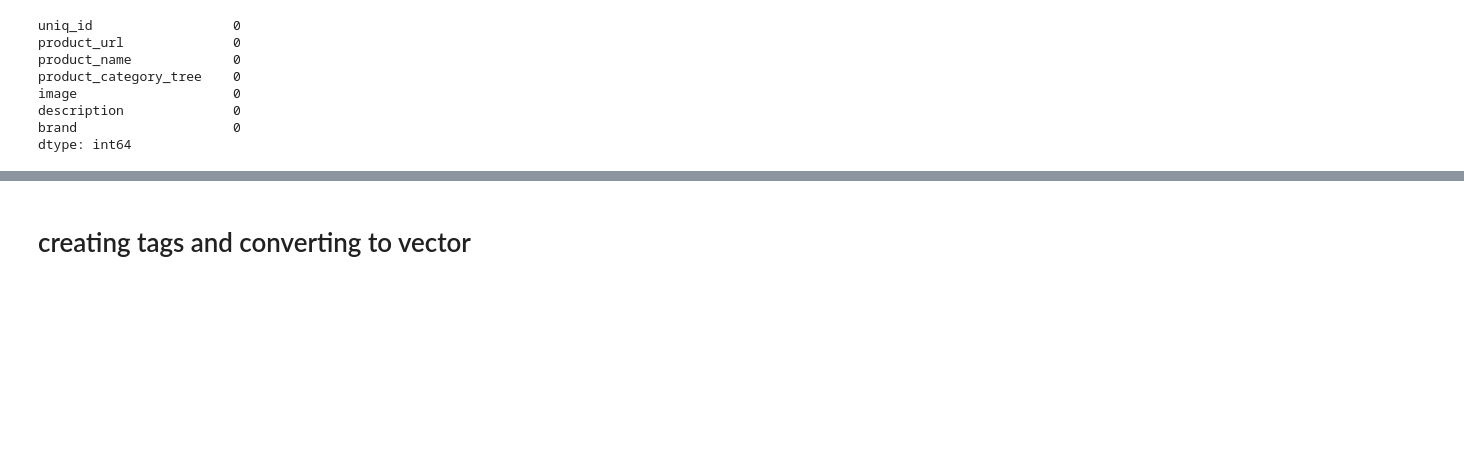
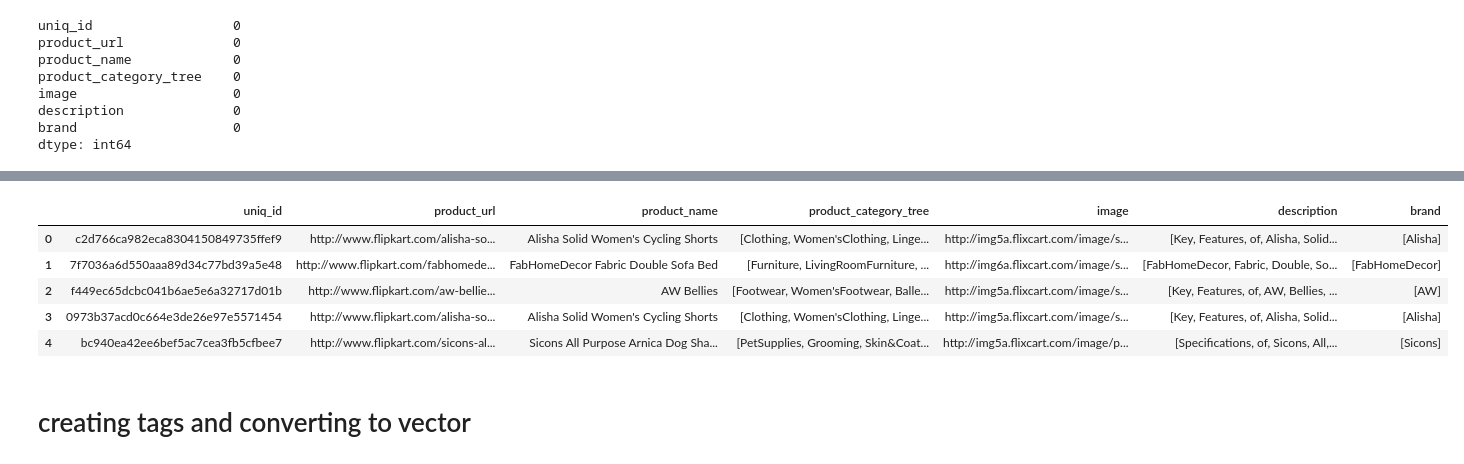
Before and after one commit to rajat-rg/product-recommendation-engine, a Jupyter notebook: Product Recommendation Engine.ipynb, the cells around one changed output, grey strips where cells are left out. Saved outputs shown, nothing was run; the diff lists cells and outputs as text; code cells hidden in the pictures; blank space fills up the shorter version.

```diff
--- a/Product Recommendation Engine.ipynb
+++ b/Product Recommendation Engine.ipynb
@@ -110,6 +124,15 @@ data['product_category_tree'] = data['product_category_tree'].apply(lambda x: x.
 data['product_category_tree'] = data['product_category_tree'].apply(lambda x: [i.replace(" ","") for i in x])
 data['brand'] = data['brand'].apply(lambda x: [i.replace(" ","") for i in x])
 data['description'] = data['description'].apply(lambda x: [i.replace(" ","") for i in x])
+# %%
+data.head()
+# %% [output]
+|  | uniq_id | product_url | product_name | product_category_tree | image | description | brand |
+| 0 | c2d766ca982eca8304150849735ffef9 | http://www.flipkart.com/alisha-so... | Alisha Solid Women's Cycling Shorts | [Clothing, Women'sClothing, Linge... | http://img5a.flixcart.com/image/s... | [Key, Features, of, Alisha, Solid... | [Alisha] |
+| 1 | 7f7036a6d550aaa89d34c77bd39a5e48 | http://www.flipkart.com/fabhomede... | FabHomeDecor Fabric Double Sofa Bed | [Furniture, LivingRoomFurniture, ... | http://img6a.flixcart.com/image/s... | [FabHomeDecor, Fabric, Double, So... | [FabHomeDecor] |
+| 2 | f449ec65dcbc041b6ae5e6a32717d01b | http://www.flipkart.com/aw-bellie... | AW Bellies | [Footwear, Women'sFootwear, Balle... | http://img5a.flixcart.com/image/s... | [Key, Features, of, AW, Bellies, ... | [AW] |
+| 3 | 0973b37acd0c664e3de26e97e5571454 | http://www.flipkart.com/alisha-so... | Alisha Solid Women's Cycling Shorts | [Clothing, Women'sClothing, Linge... | http://img5a.flixcart.com/image/s... | [Key, Features, of, Alisha, Solid... | [Alisha] |
+| 4 | bc940ea42ee6bef5ac7cea3fb5cfbee7 | http://www.flipkart.com/sicons-al... | Sicons All Purpose Arnica Dog Sha... | [PetSupplies, Grooming, Skin&Coat... | http://img5a.flixcart.com/image/p... | [Specifications, of, Sicons, All,... | [Sicons] |
 # %% [markdown]
 # creating tags and converting to vector
 # %%
```
Also changed, not shown: parts of 6 cells of this notebook, 1 other file.
